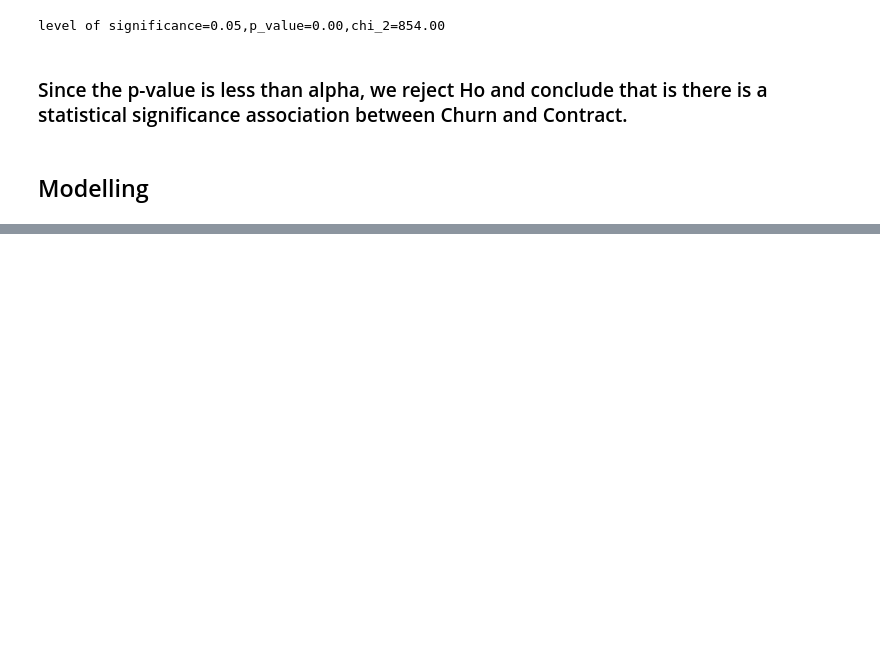
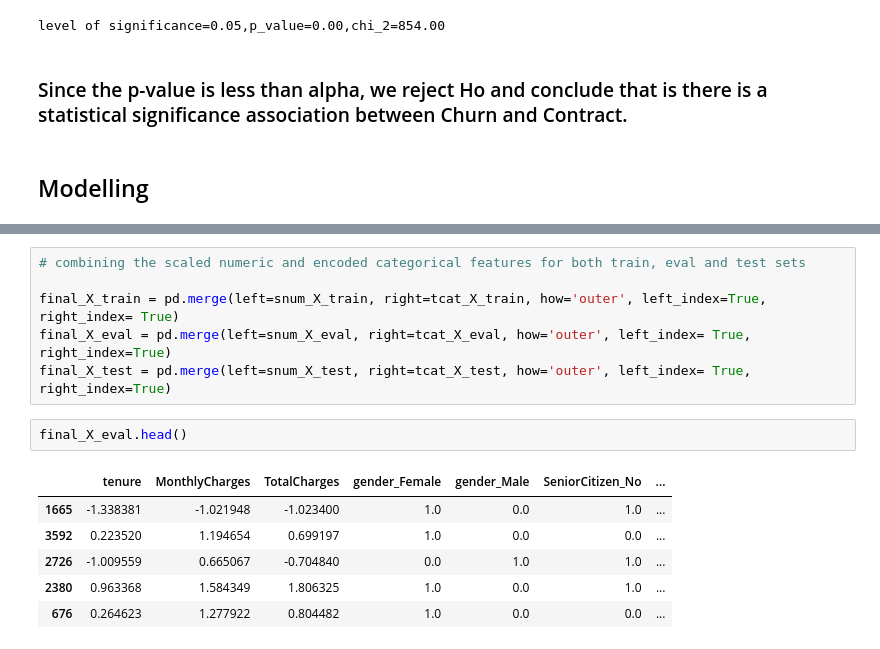
Before and after one commit to phinmaiyo/Telco-Churn-Analysis, a Jupyter notebook: Telco_Churn.ipynb, the cells around one changed output, grey strips where cells are left out. Saved outputs shown, nothing was run; the diff lists cells and outputs as text; blank space fills up the shorter version.

```diff
--- a/Telco_Churn.ipynb
+++ b/Telco_Churn.ipynb
@@ -1329,0 +1700,15 @@ level of significance=0.05,p_value=0.00,chi_2=854.00
+# %%
+# combining the scaled numeric and encoded categorical features for both train, eval and test sets
+
+final_X_train = pd.merge(left=snum_X_train, right=tcat_X_train, how='outer', left_index=True, right_index= True)
+final_X_eval = pd.merge(left=snum_X_eval, right=tcat_X_eval, how='outer', left_index= True, right_index=True)
+final_X_test = pd.merge(left=snum_X_test, right=tcat_X_test, how='outer', left_index= True, right_index=True)
+# %%
+final_X_eval.head()
+# %% [output]
+|  | tenure | MonthlyCharges | TotalCharges | gender_Female | gender_Male | SeniorCitizen_No | ... |
+| 1665 | -1.338381 | -1.021948 | -1.023400 | 1.0 | 0.0 | 1.0 | ... |
+| 3592 | 0.223520 | 1.194654 | 0.699197 | 1.0 | 0.0 | 0.0 | ... |
+| 2726 | -1.009559 | 0.665067 | -0.704840 | 0.0 | 1.0 | 1.0 | ... |
+| 2380 | 0.963368 | 1.584349 | 1.806325 | 1.0 | 0.0 | 1.0 | ... |
+| 676 | 0.264623 | 1.277922 | 0.804482 | 1.0 | 0.0 | 0.0 | ... |
```
Also changed, not shown: parts of 52 cells of this notebook, 1 other file.
